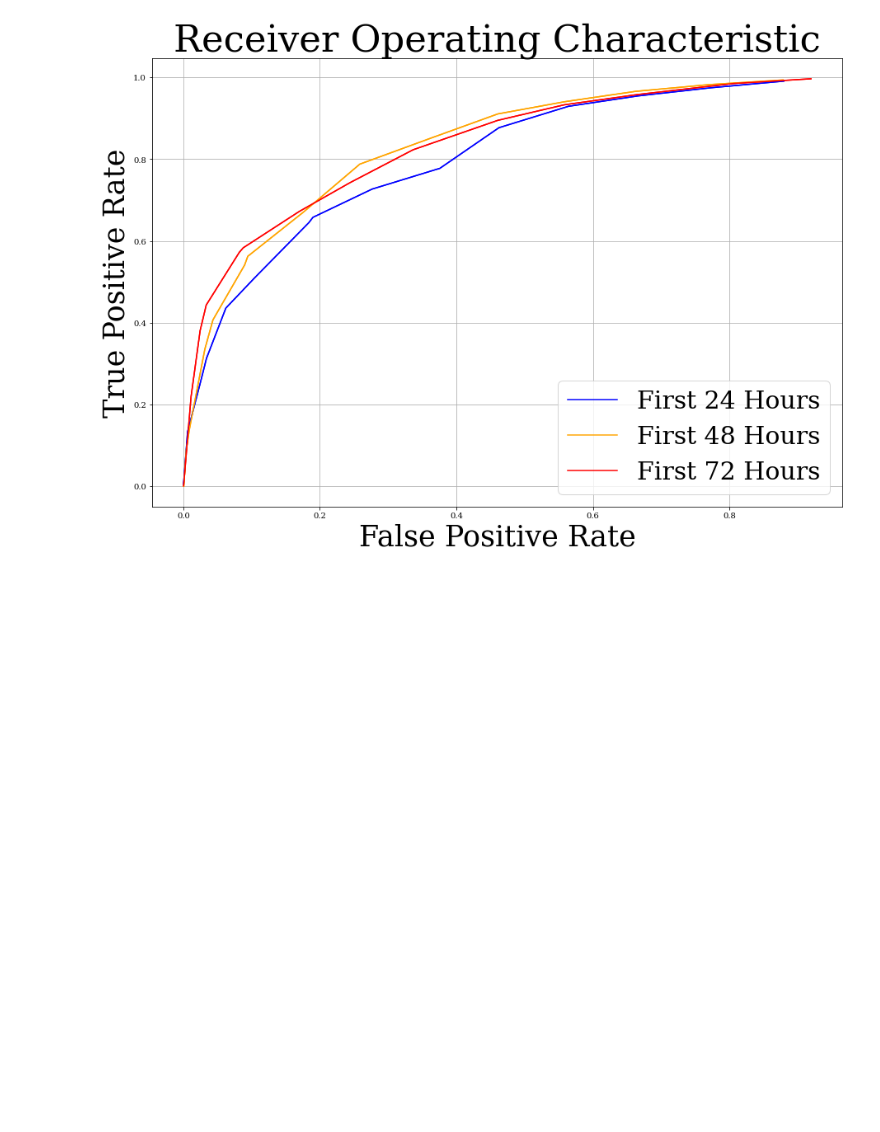
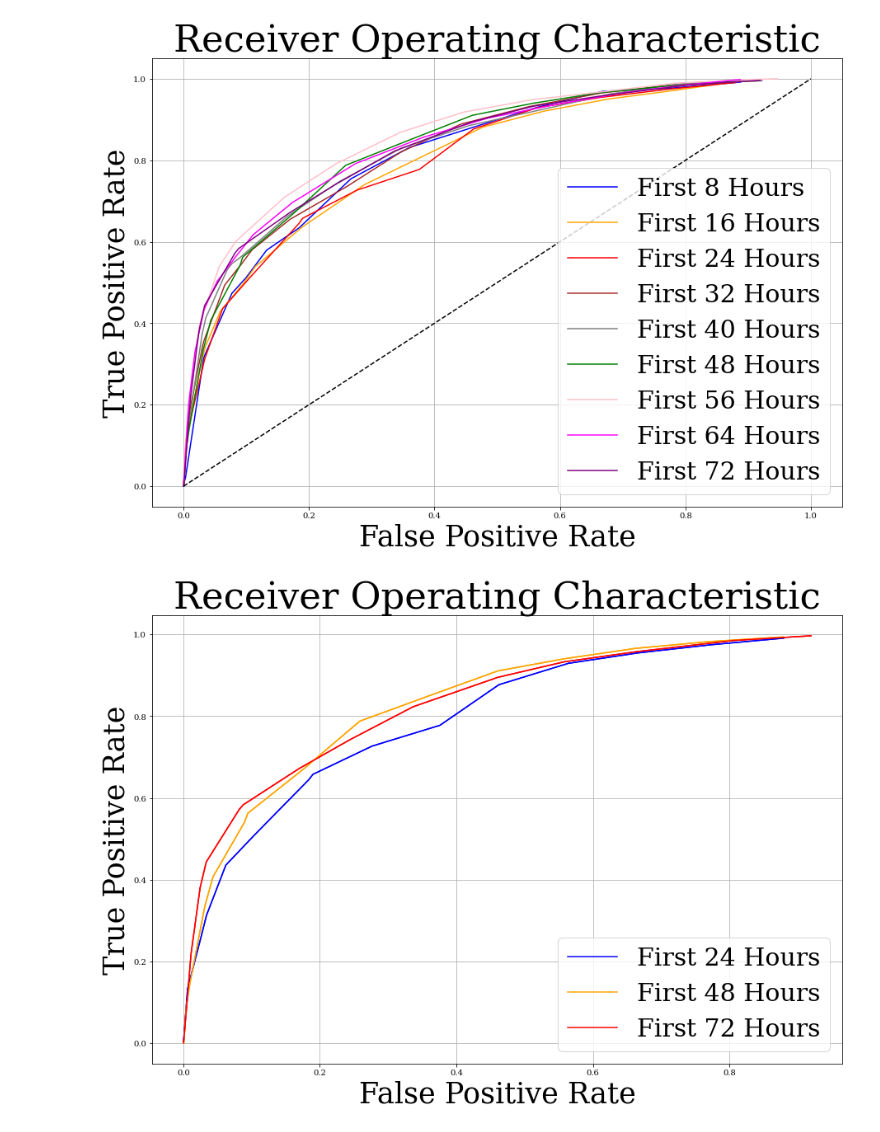
Before and after one commit to DimopDim/MimicIV, a Jupyter notebook: Cyprus_Paper/18_ROC_plots.ipynb, the cells around one changed output. Cells and saved outputs as stored; diff of their text form; code cells hidden in the pictures; blank space fills up the shorter version.

```diff
--- a/Cyprus_Paper/18_ROC_plots.ipynb
+++ b/Cyprus_Paper/18_ROC_plots.ipynb
@@ -146,3 +234,43 @@ plt.show()
+# %%
+"""
+AUC figure that shows first 8h, 16h, 24h, 32h, 40h, 48h, 56h, 64h, 72h
+"""
+pyplot.figure(figsize=(15, 10))
+plt.grid(True) # shows the grid
+plt.xlabel('False Positive Rate', fontsize=35) # Print X title
+plt.ylabel('True Positive Rate',fontsize=35) # Print Y title
+plt.title("Receiver Operating Characteristic", fontsize=45)
+
+x1, y1 = eight_hour_data.T
+x2, y2 = sixteen_hour_data.T
+x3, y3 = twenty_four_hour_data.T
+x4, y4 = thirty_two_hour_data.T
+x5, y5 = forty_hour_data.T
+x6, y6 = forty_eight_hour_data.T
+x7, y7 = fifty_six_hour_data.T
+x8, y8 = sixty_four_hour_data.T
+x9, y9 = seventy_two_hour_data.T
+x10, y10 = middle_data.T
+
+plt.plot(x1, y1, label='First 8 Hours', color="blue")
+plt.plot(x2, y2, label='First 16 Hours', color="orange")
+plt.plot(x3, y3, label='First 24 Hours', color="red")
+plt.plot(x4, y4, label='First 32 Hours', color="brown")
+plt.plot(x5, y5, label='First 40 Hours', color="gray")
+plt.plot(x6, y6, label='First 48 Hours', color="green")
+plt.plot(x7, y7, label='First 56 Hours', color="pink")
+plt.plot(x8, y8, label='First 64 Hours', color="magenta")
+plt.plot(x9, y9, label='First 72 Hours', color="purple")
+plt.plot(x10, y10, label='_nolegend_', color="black", linestyle = '--')
+plt.legend() # Prints the label
+
+font = font_manager.FontProperties(family='serif', style='normal', size=30)
+plt.legend(prop=font)
+
+
+plt.show()
+# %% [output]
+[figure, added]
 # %%
 pyplot.figure(figsize=(15, 10))
 plt.grid(True) # shows the grid
```
Also changed, not shown: parts of 2 cells of this notebook.
